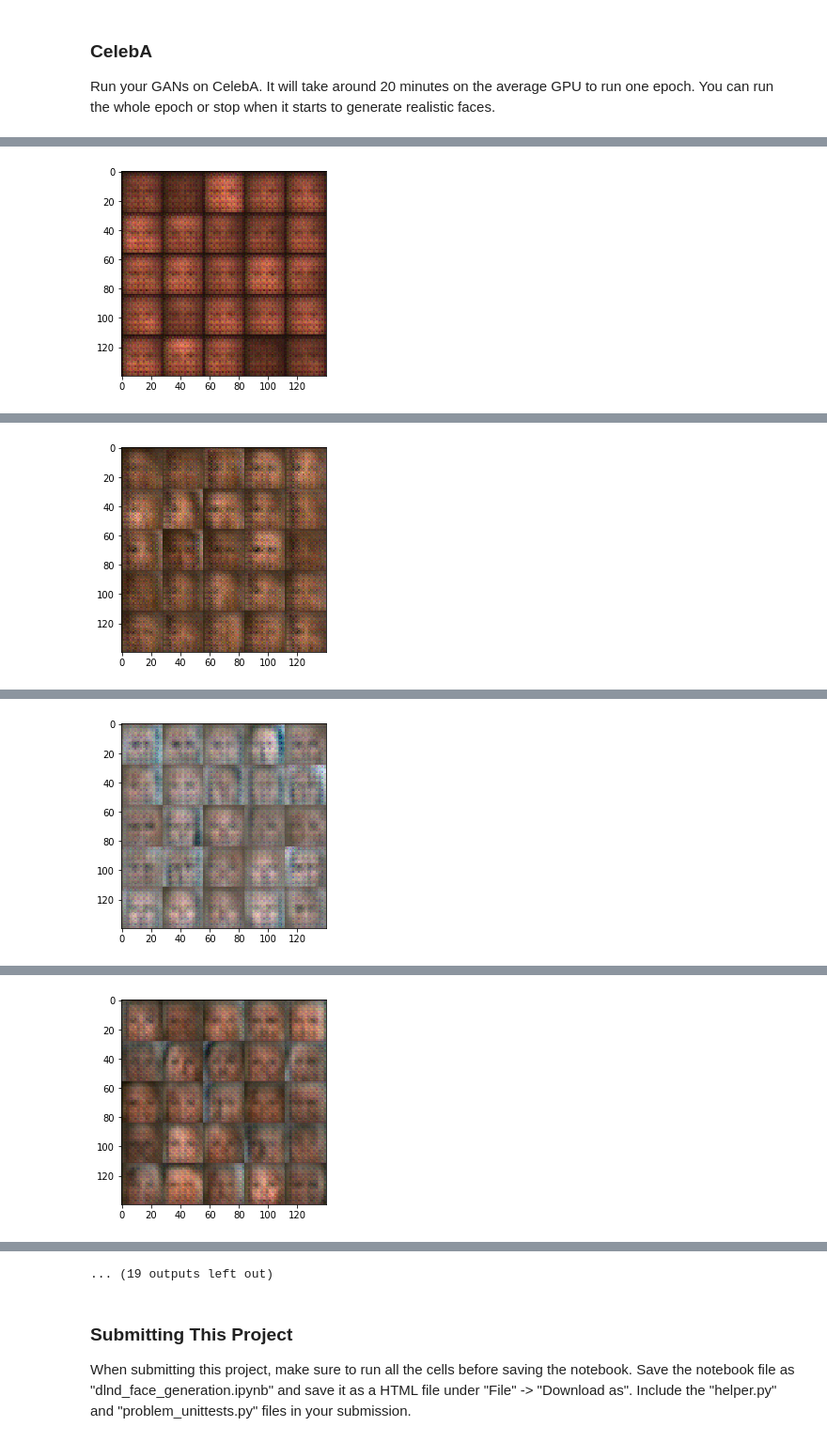
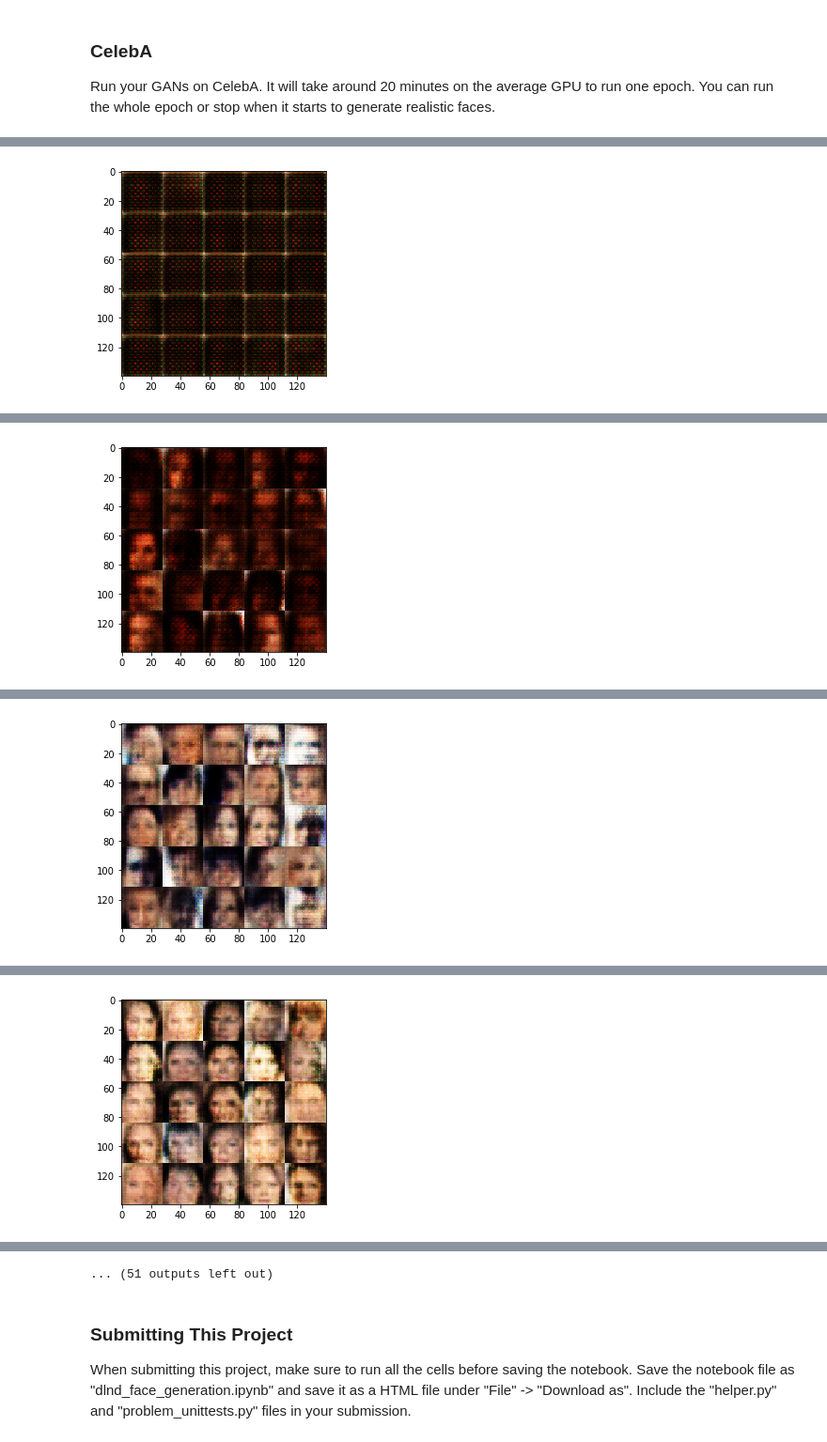
Before and after one commit to ParthSKapadia/DeepLearningFoundations, a Jupyter notebook: Project5_FaceGeneration/dlnd_face_generation.ipynb, the cells around one changed output, grey strips where cells are left out. Shown at 94% size. Drawn from its saved outputs; the diff is of its cells as text; code cells hidden in the pictures.

Commit message:
Changes in Parameters and Optimizer Implementation for better Results

```diff
--- a/Project5_FaceGeneration/dlnd_face_generation.ipynb
+++ b/Project5_FaceGeneration/dlnd_face_generation.ipynb
@@ -141,7 +141,7 @@ def discriminator(images, reuse=False):
     :return: Tuple of (tensor output of the discriminator, tensor logits of the discriminator)
     """
     with tf.variable_scope('discriminator', reuse=reuse):
-        leaky_relu_alpha = 0.02
+        leaky_relu_alpha = 0.2
 
         conv1 = tf.layers.conv2d(images, 64, 5, strides=2, padding='same')
         conv1_relu = tf.maximum(conv1, conv1 * leaky_relu_alpha)
@@ -180,7 +180,7 @@ def generator(z, out_channel_dim, is_train=True):
     :return: The tensor output of the generator
     """
     with tf.variable_scope('generator', reuse=not is_train):
-        leaky_relu_alpha = 0.02
+        leaky_relu_alpha = 0.2
 
         fc = tf.layers.dense(z, 7*7*512)
 
@@ -263,8 +263,9 @@ def model_opt(d_loss, g_loss, learning_rate, beta1):
     gen_vars = [var for var in train_vars if var.name.startswith('generator')]
     disc_vars = [var for var in train_vars if var.name.startswith('discriminator')]
 
-    gen_opt = tf.train.AdamOptimizer(learning_rate, beta1).minimize(g_loss, var_list=gen_vars)
-    disc_opt = tf.train.AdamOptimizer(learning_rate, beta1).minimize(d_loss, var_list=disc_vars)
+    with tf.control_dependencies(tf.get_collection(tf.GraphKeys.UPDATE_OPS)):
+        gen_opt = tf.train.AdamOptimizer(learning_rate, beta1=beta1).minimize(g_loss, var_list=gen_vars)
+        disc_opt = tf.train.AdamOptimizer(learning_rate, beta1=beta1).minimize(d_loss, var_list=disc_vars)
 
     return disc_opt, gen_opt
 
@@ -349,7 +350,7 @@ def train(epoch_count, batch_size, z_dim, learning_rate, beta1, get_batches, dat
                 batch_z = np.random.uniform(-1, 1, size=(batch_size, z_dim))
 
                 _ = sess.run(disc_opt, feed_dict={input_real: batch_images, input_z: batch_z})
-                _ = sess.run(gen_opt, feed_dict={input_z: batch_z})
+                _ = sess.run(gen_opt, feed_dict={input_z: batch_z, input_real: batch_images})
 
                 if steps % print_output_interval == 0:
                     gen_train_loss = gen_loss.eval({input_z: batch_z})
@@ -435,9 +436,9 @@ Plot Number > 6
 ### CelebA
 Run your GANs on CelebA.  It will take around 20 minutes on the average GPU to run one epoch.  You can run the whole epoch or stop when it starts to generate realistic faces.
 # %%
-batch_size = 128
+batch_size = 64
 z_dim = 100
-learning_rate = 0.0002
+learning_rate = 0.0004
 beta1 = 0.5
 
 
@@ -459,3 +460,3 @@ Epoch => 1/1  Discriminator Loss: 1.057 Generator Loss: 0.907
 
 Plot Number > 1
-[figure, old version]
+[figure, new version]
@@ -467,3 +468,3 @@ Epoch => 1/1  Discriminator Loss: 0.884 Generator Loss: 1.120
 
 Plot Number > 2
-[figure, old version]
+[figure, new version]
@@ -475,3 +476,3 @@ Epoch => 1/1  Discriminator Loss: 0.786 Generator Loss: 2.029
 
 Plot Number > 3
-[figure, old version]
+[figure, new version]
@@ -483,3 +484,3 @@ Epoch => 1/1  Discriminator Loss: 1.033 Generator Loss: 0.944
 
 Plot Number > 4
-[figure, old version]
+[figure, new version]
@@ -502,4 +503,4 @@ Plot Number > 6
-... (19 outputs left out)
+... (51 outputs left out)
 # %% [markdown]
 ### Submitting This Project
 When submitting this project, make sure to run all the cells before saving the notebook. Save the notebook file as "dlnd_face_generation.ipynb" and save it as a HTML file under "File" -> "Download as". Include the "helper.py" and "problem_unittests.py" files in your submission.
```
Also changed, not shown: parts of 2 cells of this notebook, 1 other file.
